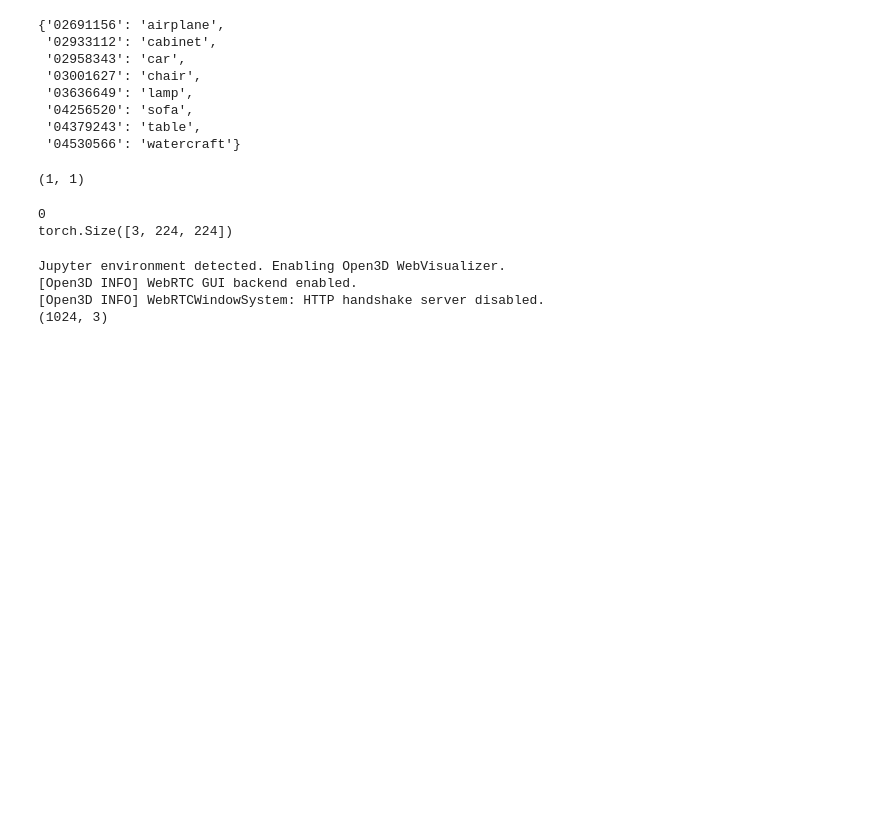
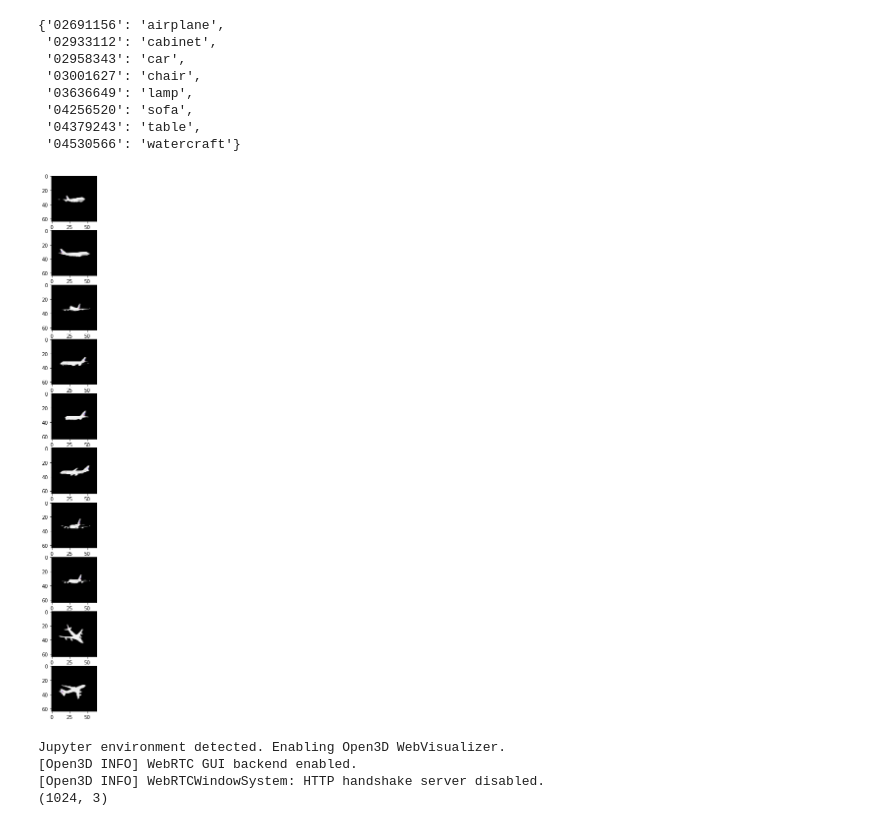
Before and after one commit to varsha-raveendran/ssl_3d_recon_pytorch, a Jupyter notebook: SSL_Recon.ipynb, the cells around one changed output. Saved outputs shown, nothing was run; the diff lists cells and outputs as text; code cells hidden in the pictures; blank space fills up the shorter version.

Commit message:
Overfit_10 split added

```diff
--- a/SSL_Recon.ipynb
+++ b/SSL_Recon.ipynb
@@ -26,14 +26,14 @@ ShapeNet.class_name_mapping
  '04379243': 'table',
  '04530566': 'watercraft'}
 # %%
-dataset = ShapeNet('overfit','02691156' )
+dataset = ShapeNet('overfit_10','02691156' )
-# %% [output]
-(1, 1)
-# %%
-data = dataset[0]
-# %% [output]
-0
-torch.Size([3, 224, 224])
+# %%
+import matplotlib.pyplot as plt
+fig, axs = plt.subplots(10, figsize=(20,20))
+for i in range(10):
+    axs[i].imshow(dataset[i]["img_rgb"].permute(1,2,0))
+# %% [output]
+[figure, added]
 # %%
 import open3d as o3d
 import torch
```
Also changed, not shown: parts of 1 cell of this notebook, 2 other files.
